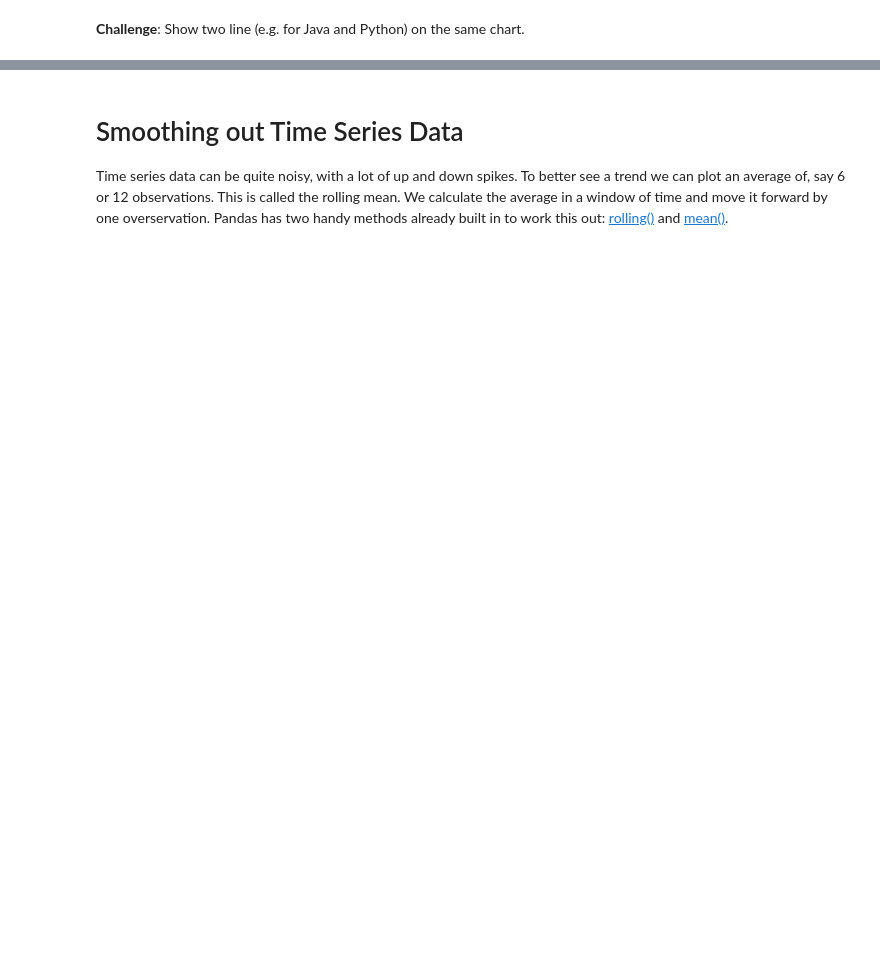
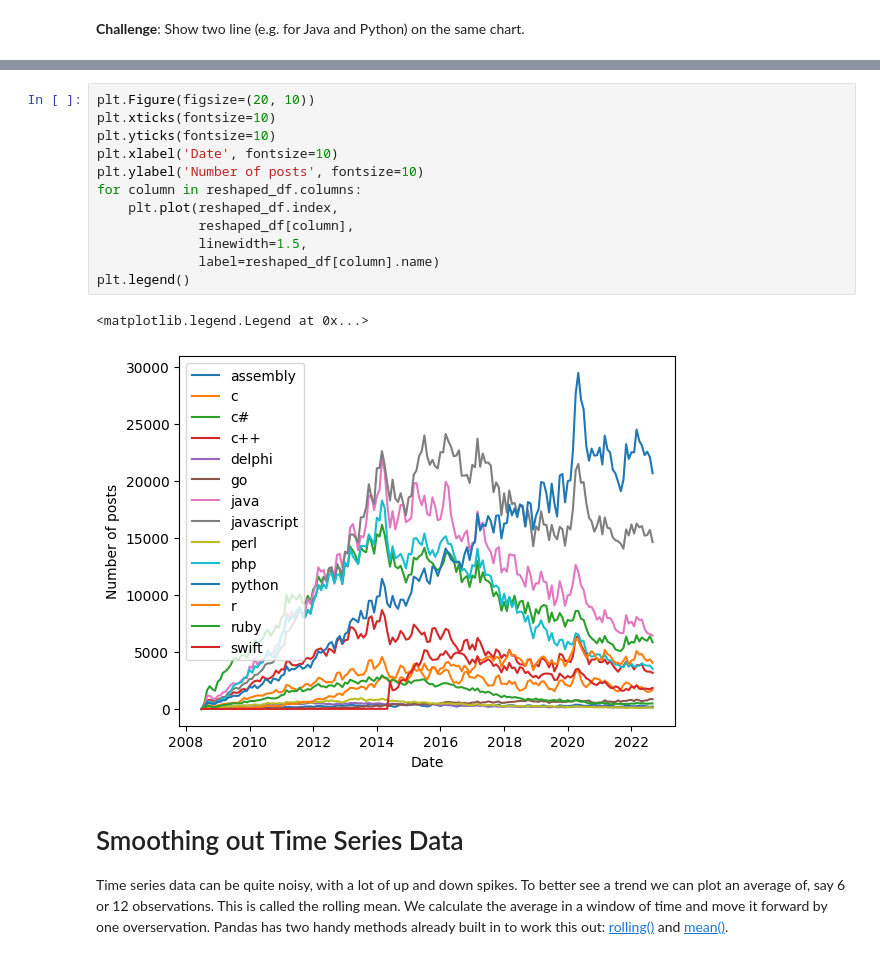
Before and after one commit to davibelo/python-pro-bootcamp-2021, a Jupyter notebook: 07-projects-DataScience/02-dataVisualizationMatplotlib/Programming_Languages.ipynb, the cells around one changed output, grey strips where cells are left out. Cells and saved outputs as stored; diff of their text form; blank space fills up the shorter version.

```diff
--- a/07-projects-DataScience/02-dataVisualizationMatplotlib/Programming_Languages.ipynb
+++ b/07-projects-DataScience/02-dataVisualizationMatplotlib/Programming_Languages.ipynb
@@ -205,3 +236,18 @@ False
+# %%
+plt.Figure(figsize=(20, 10))
+plt.xticks(fontsize=10)
+plt.yticks(fontsize=10)
+plt.xlabel('Date', fontsize=10)
+plt.ylabel('Number of posts', fontsize=10)
+for column in reshaped_df.columns:
+    plt.plot(reshaped_df.index,
+             reshaped_df[column],
+             linewidth=1.5,
+             label=reshaped_df[column].name)
+plt.legend()
+# %% [output]
+<matplotlib.legend.Legend at 0x...>
+[figure, added]
 # %% [markdown]
 # Smoothing out Time Series Data
 
```
Also changed, not shown: parts of 4 cells of this notebook, 1 other file.
